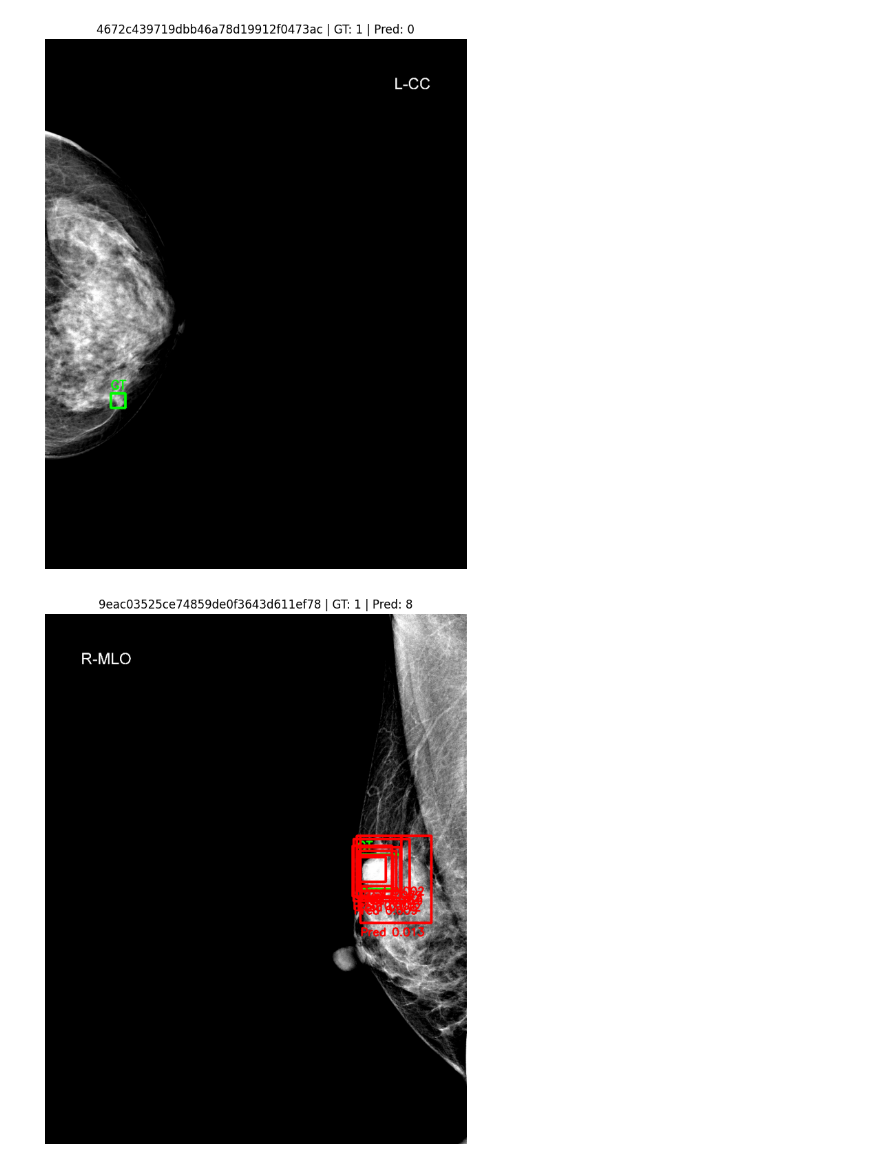
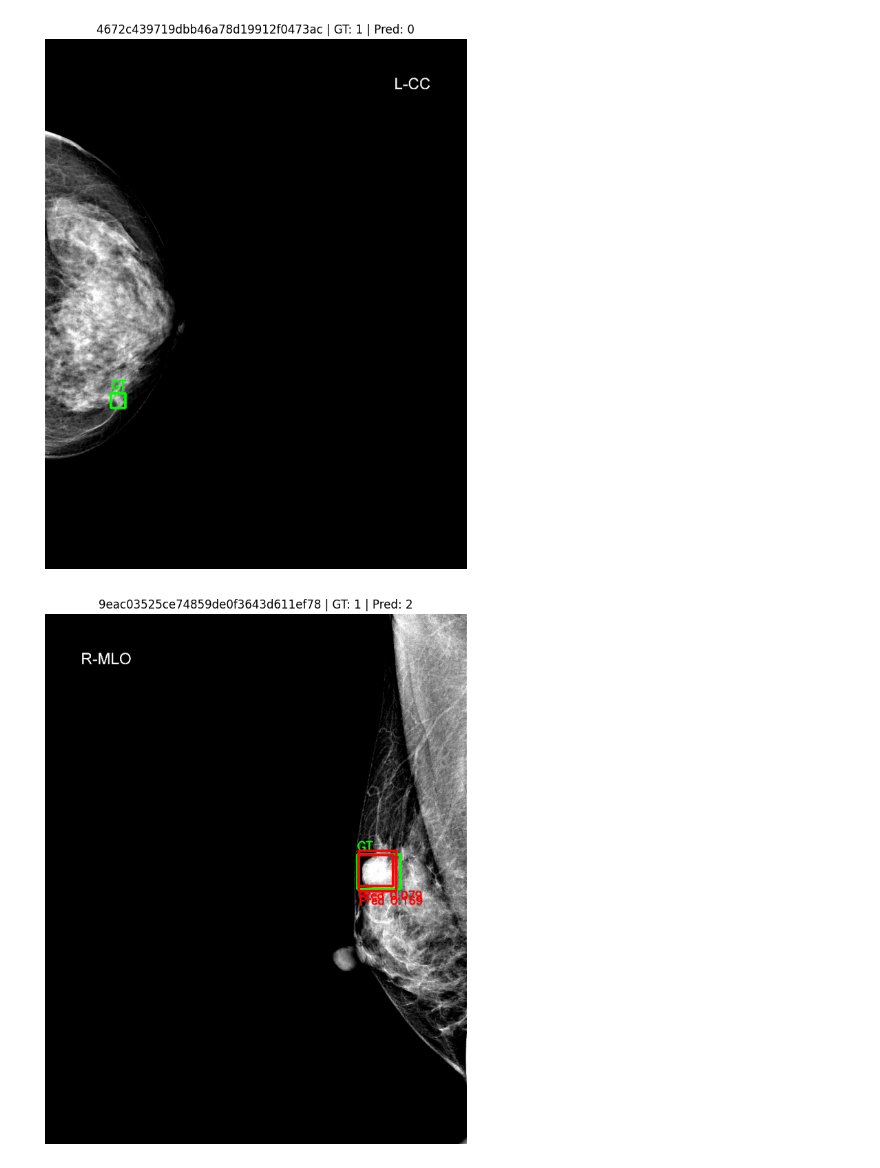
Before and after one commit to Senna256/Mammo, a Jupyter notebook: Lesion Detection/Yolo v8/vindr_yolo_all_train_v2/visualize_yolo_test_v2.ipynb, the cells around one changed output. Cells and saved outputs as stored; diff of their text form; code cells hidden in the pictures.

```diff
--- a/Lesion Detection/Yolo v8/vindr_yolo_all_train_v2/visualize_yolo_test_v2.ipynb
+++ b/Lesion Detection/Yolo v8/vindr_yolo_all_train_v2/visualize_yolo_test_v2.ipynb
@@ -12,7 +12,7 @@ DATASET = Path("/home/enric_sena/Desktop/Mammo/Lesion Detection/Yolo v8/vindr_yo
 MODEL_PATH = Path("/home/enric_sena/Desktop/Mammo/runs/detect/train-19/weights/best.pt")
 
 IMG_SIZE = 1024
-CONF = 0.001
+CONF = 0.1
 
 images_dir = DATASET / "images" / "test"
 labels_dir = DATASET / "labels" / "test"
@@ -105,3 +105,3 @@ for label_file in label_files[:5]:
 [figure]
-[figure, old version]
+[figure, new version]
 [figure]
```
Also changed, not shown: parts of 1 cell of this notebook.
